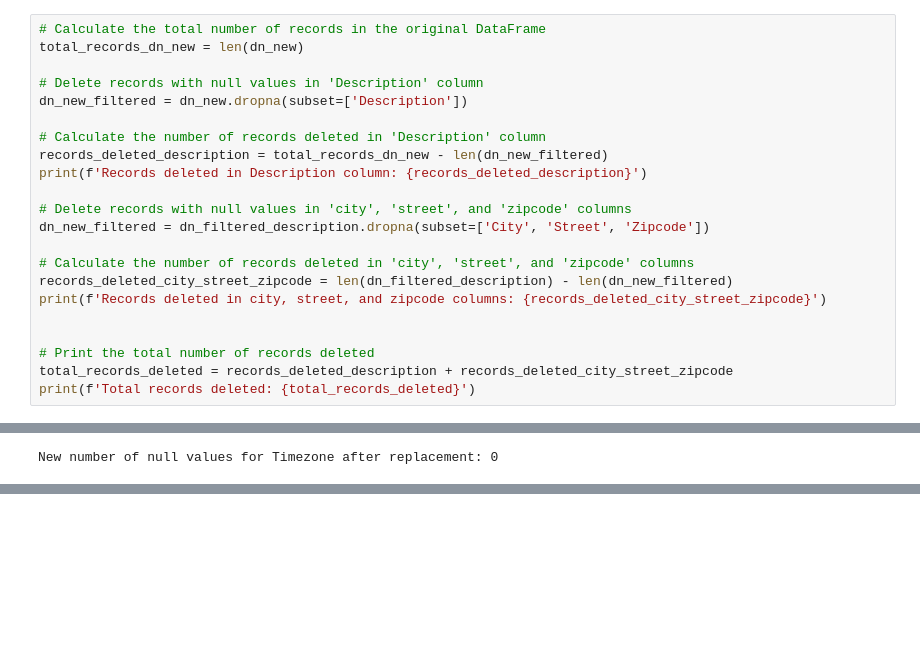
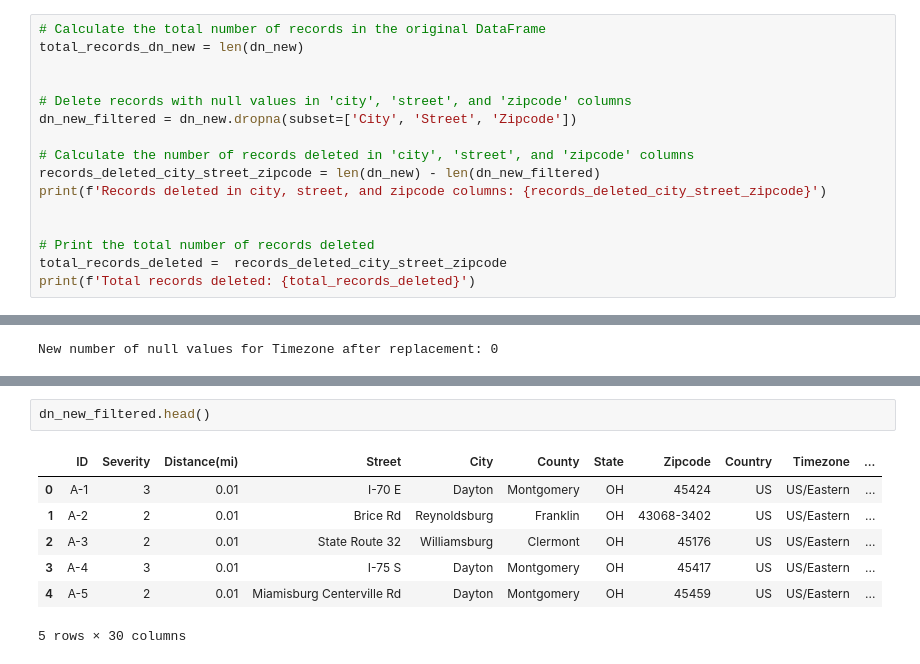
Before and after one commit to CaraShrestha/https-gitlab.com-ai-group-lambton-severity-prediction-us-roads, a Jupyter notebook: Notebook/AP-22_Data_Cleaning.ipynb, the cells around one changed output, grey strips where cells are left out. Cells and saved outputs as stored; diff of their text form; blank space fills up the shorter version.

```diff
--- a/Notebook/AP-22_Data_Cleaning.ipynb
+++ b/Notebook/AP-22_Data_Cleaning.ipynb
@@ -212,22 +335,16 @@ There are not null values in Sunrise_Sunset
 # Calculate the total number of records in the original DataFrame
 total_records_dn_new = len(dn_new)
 
-# Delete records with null values in 'Description' column
-dn_new_filtered = dn_new.dropna(subset=['Description'])
-
-# Calculate the number of records deleted in 'Description' column
-records_deleted_description = total_records_dn_new - len(dn_new_filtered)
-print(f'Records deleted in Description column: {records_deleted_description}')
 
 # Delete records with null values in 'city', 'street', and 'zipcode' columns
-dn_new_filtered = dn_filtered_description.dropna(subset=['City', 'Street', 'Zipcode'])
+dn_new_filtered = dn_new.dropna(subset=['City', 'Street', 'Zipcode'])
 
 # Calculate the number of records deleted in 'city', 'street', and 'zipcode' columns
-records_deleted_city_street_zipcode = len(dn_filtered_description) - len(dn_new_filtered)
+records_deleted_city_street_zipcode = len(dn_new) - len(dn_new_filtered)
 print(f'Records deleted in city, street, and zipcode columns: {records_deleted_city_street_zipcode}')
 
 
 # Print the total number of records deleted
-total_records_deleted = records_deleted_description + records_deleted_city_street_zipcode
+total_records_deleted =  records_deleted_city_street_zipcode
 print(f'Total records deleted: {total_records_deleted}')
 # %% [output]
@@ -328,0 +444,10 @@ Index: []
+# %%
+dn_new_filtered.head()
+# %% [output]
+|  | ID | Severity | Distance(mi) | Street | City | County | State | Zipcode | Country | Timezone | ... |
+| 0 | A-1 | 3 | 0.01 | I-70 E | Dayton | Montgomery | OH | 45424 | US | US/Eastern | ... |
+| 1 | A-2 | 2 | 0.01 | Brice Rd | Reynoldsburg | Franklin | OH | 43068-3402 | US | US/Eastern | ... |
+| 2 | A-3 | 2 | 0.01 | State Route 32 | Williamsburg | Clermont | OH | 45176 | US | US/Eastern | ... |
+| 3 | A-4 | 3 | 0.01 | I-75 S | Dayton | Montgomery | OH | 45417 | US | US/Eastern | ... |
+| 4 | A-5 | 2 | 0.01 | Miamisburg Centerville Rd | Dayton | Montgomery | OH | 45459 | US | US/Eastern | ... |
+5 rows × 30 columns
```
Also changed, not shown: parts of 12 cells of this notebook.
